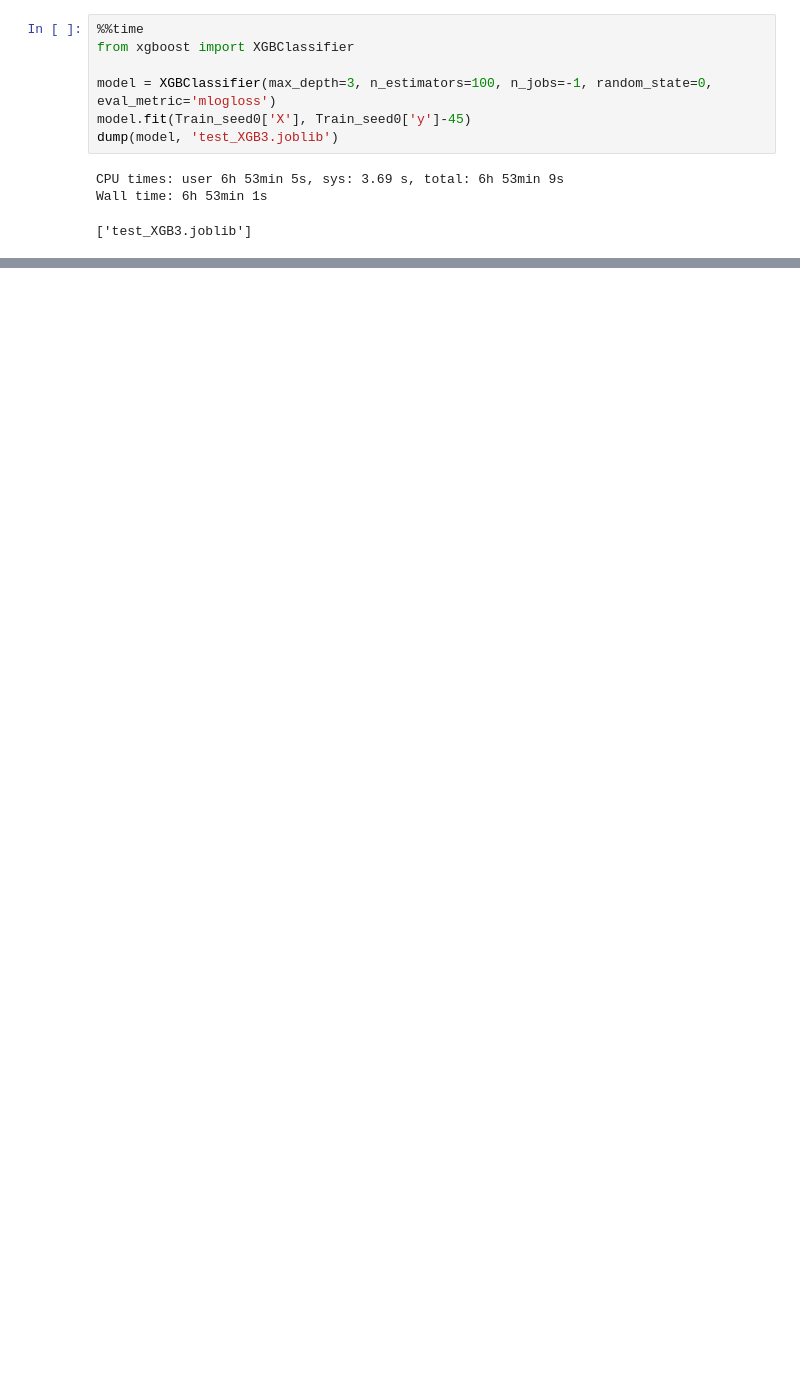
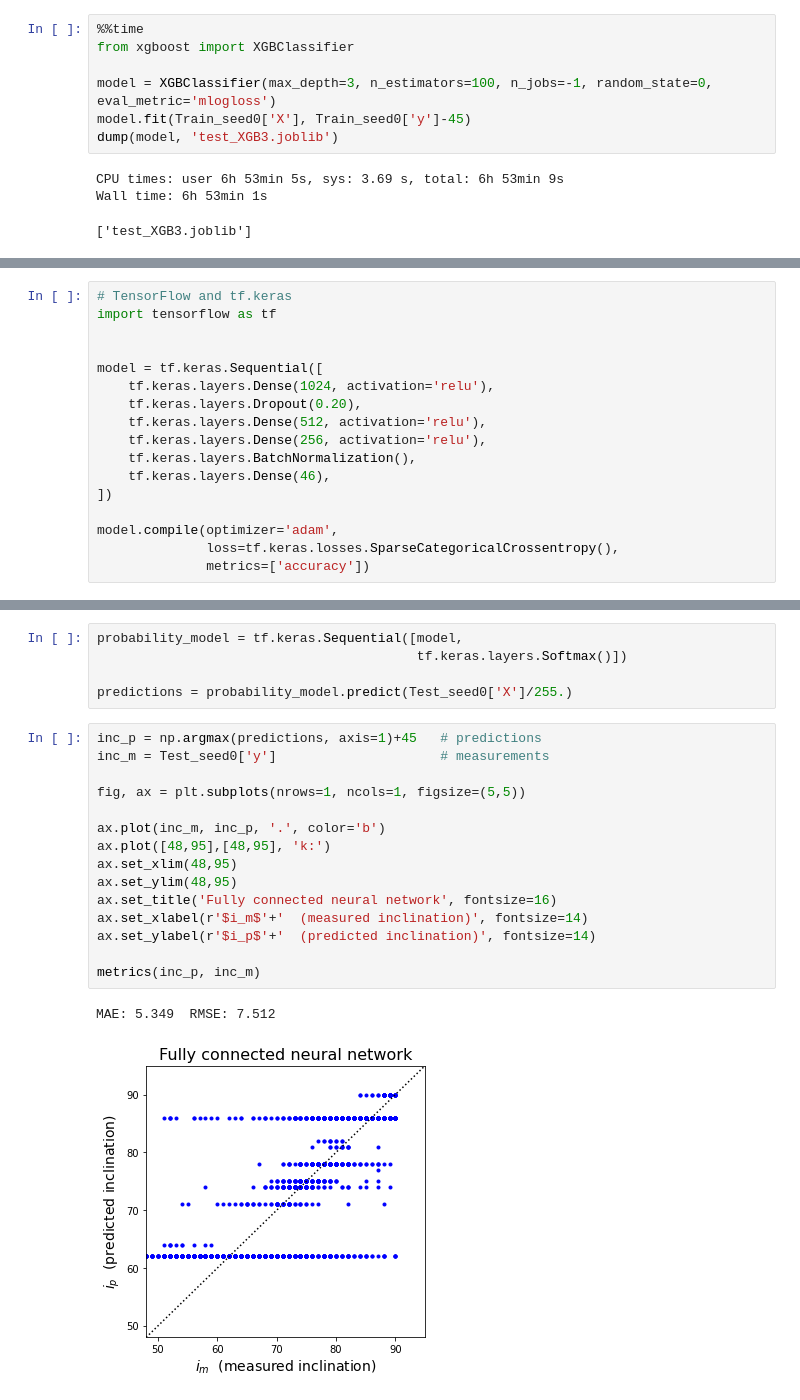
Before and after one commit to ekourkchi/incNET-data, a Jupyter notebook: incNET_modelExploration/incNET_exploreModels.ipynb, the cells around one changed output, grey strips where cells are left out. Saved outputs shown, nothing was run; the diff lists cells and outputs as text; blank space fills up the shorter version.

```diff
--- a/incNET_exploreModels.ipynb
+++ b/incNET_modelExploration/incNET_exploreModels.ipynb
@@ -358,0 +357,17 @@ dump(model5, 'test_XGB5.joblib')
+# %%
+# TensorFlow and tf.keras
+import tensorflow as tf
+
+
+model = tf.keras.Sequential([
+    tf.keras.layers.Dense(1024, activation='relu'),
+    tf.keras.layers.Dropout(0.20),
+    tf.keras.layers.Dense(512, activation='relu'),
+    tf.keras.layers.Dense(256, activation='relu'),
+    tf.keras.layers.BatchNormalization(),
+    tf.keras.layers.Dense(46),
+])
+
+model.compile(optimizer='adam',
+              loss=tf.keras.losses.SparseCategoricalCrossentropy(),
+              metrics=['accuracy'])
@@ -358,0 +426,23 @@ dump(model5, 'test_XGB5.joblib')
+# %%
+probability_model = tf.keras.Sequential([model,
+                                         tf.keras.layers.Softmax()])
+
+predictions = probability_model.predict(Test_seed0['X']/255.)
+# %%
+inc_p = np.argmax(predictions, axis=1)+45   # predictions
+inc_m = Test_seed0['y']                     # measurements
+
+fig, ax = plt.subplots(nrows=1, ncols=1, figsize=(5,5))
+
+ax.plot(inc_m, inc_p, '.', color='b')
+ax.plot([48,95],[48,95], 'k:')
+ax.set_xlim(48,95)
+ax.set_ylim(48,95)
+ax.set_title('Fully connected neural network', fontsize=16)
+ax.set_xlabel(r'$i_m$'+'  (measured inclination)', fontsize=14)
+ax.set_ylabel(r'$i_p$'+'  (predicted inclination)', fontsize=14)
+
+metrics(inc_p, inc_m)
+# %% [output]
+MAE: 5.349  RMSE: 7.512
+[figure, added]
```
Also changed, not shown: parts of 9 cells of this notebook.
